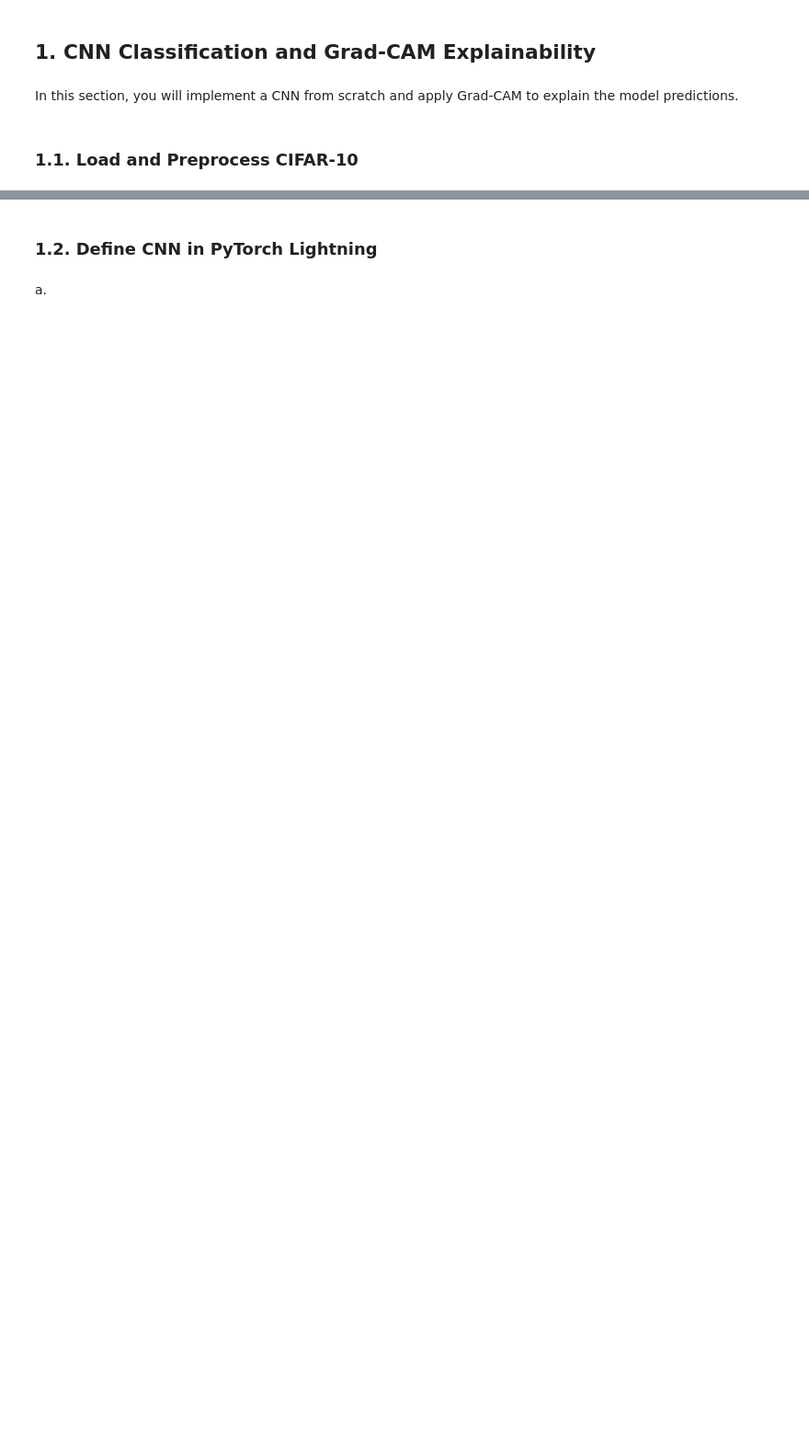
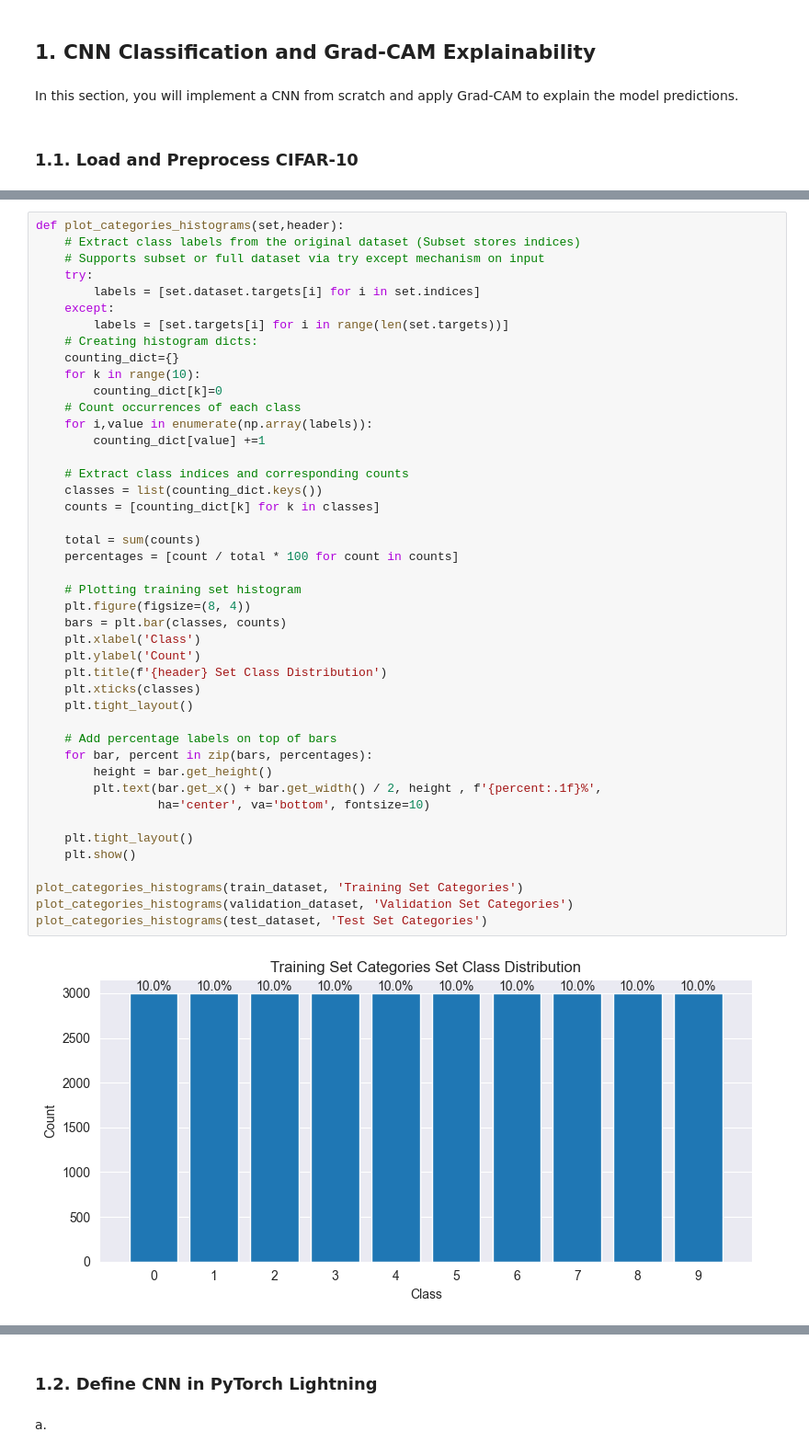
Before and after one commit to amirnadaBGU/deeplearning_hw3, a Jupyter notebook: Assignment3.ipynb, the cells around one changed output, grey strips where cells are left out. Shown at 92% size. Cells and saved outputs as stored; diff of their text form; blank space fills up the shorter version.

```diff
--- a/Assignment3.ipynb
+++ b/Assignment3.ipynb
@@ -72,0 +138,46 @@ raise NotImplementedError("TODO: Implement this part")
+# %%
+def plot_categories_histograms(set,header):
+    # Extract class labels from the original dataset (Subset stores indices)
+    # Supports subset or full dataset via try except mechanism on input
+    try:
+        labels = [set.dataset.targets[i] for i in set.indices]
+    except:
+        labels = [set.targets[i] for i in range(len(set.targets))]
+    # Creating histogram dicts:
+    counting_dict={}
+    for k in range(10):
+        counting_dict[k]=0
+    # Count occurrences of each class
+    for i,value in enumerate(np.array(labels)):
+        counting_dict[value] +=1
+
+    # Extract class indices and corresponding counts
+    classes = list(counting_dict.keys())
+    counts = [counting_dict[k] for k in classes]
+
+    total = sum(counts)
+    percentages = [count / total * 100 for count in counts]
+
+    # Plotting training set histogram
+    plt.figure(figsize=(8, 4))
+    bars = plt.bar(classes, counts)
+    plt.xlabel('Class')
+    plt.ylabel('Count')
+    plt.title(f'{header} Set Class Distribution')
+    plt.xticks(classes)
+    plt.tight_layout()
+
+    # Add percentage labels on top of bars
+    for bar, percent in zip(bars, percentages):
+        height = bar.get_height()
+        plt.text(bar.get_x() + bar.get_width() / 2, height , f'{percent:.1f}%',
+                 ha='center', va='bottom', fontsize=10)
+
+    plt.tight_layout()
+    plt.show()
+
+plot_categories_histograms(train_dataset, 'Training Set Categories')
+plot_categories_histograms(validation_dataset, 'Validation Set Categories')
+plot_categories_histograms(test_dataset, 'Test Set Categories')
+# %% [output]
+[figure, added]
```
Also changed, not shown: parts of 22 cells of this notebook.
